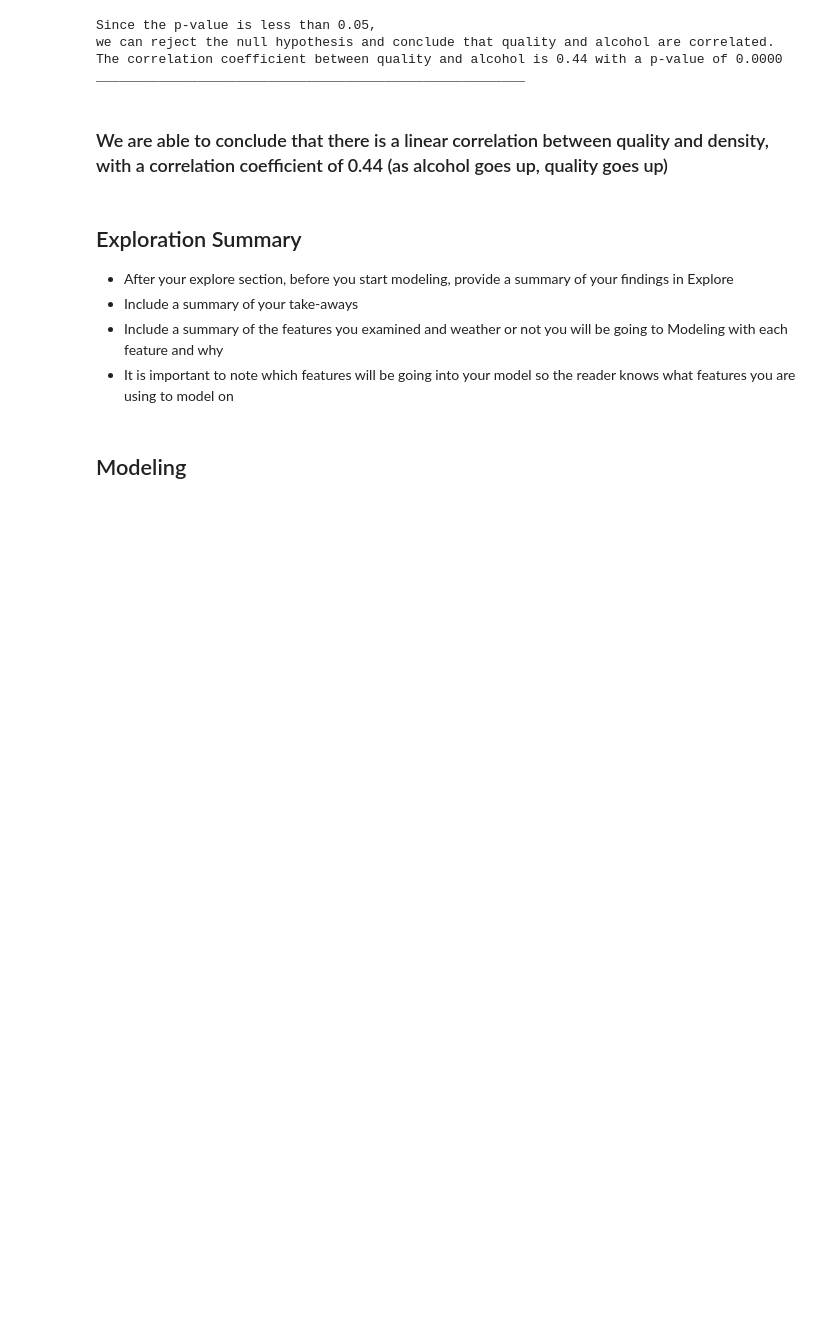
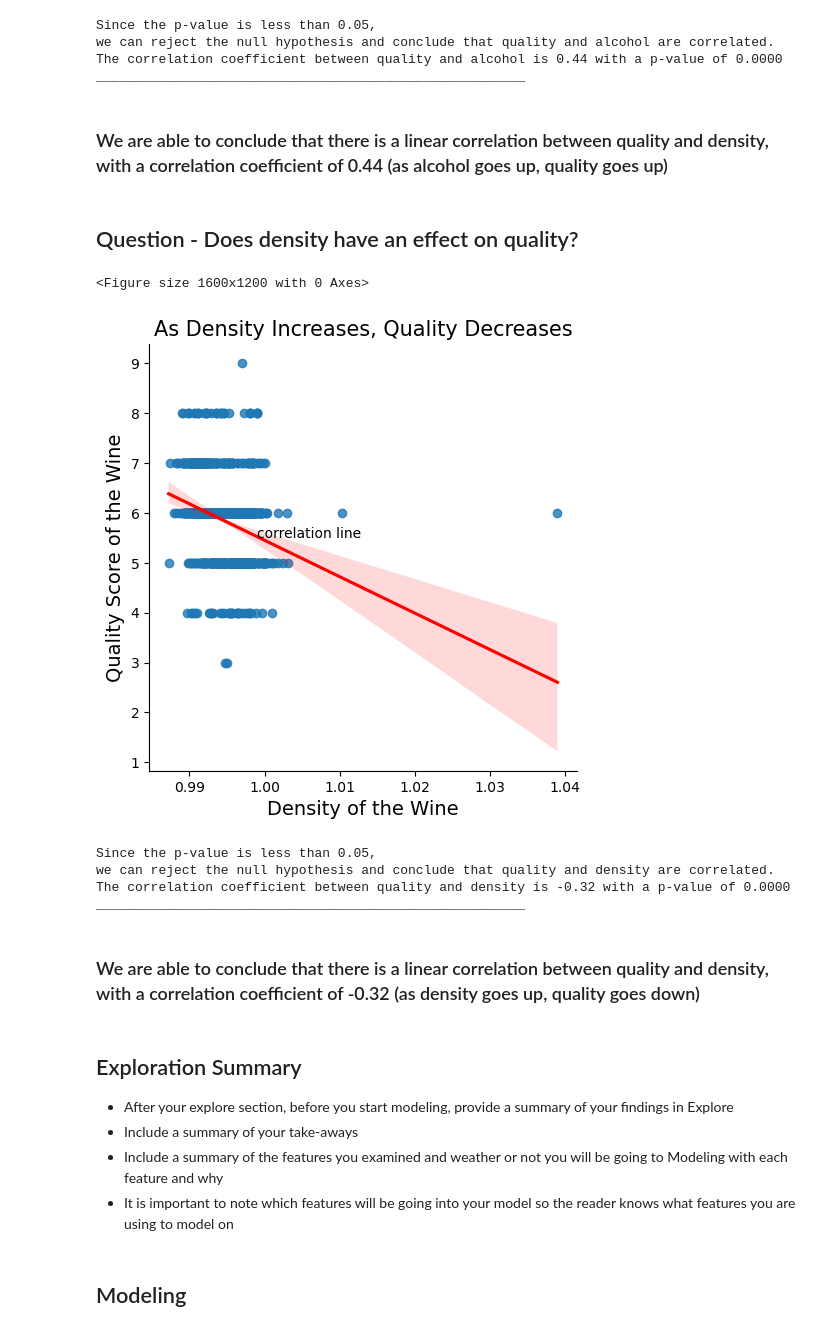
Before and after one commit to Wine-qualitity/wine-qualitiy-model, a Jupyter notebook: final_report.ipynb, the cells around one changed output. Drawn from its saved outputs; the diff is of its cells as text; code cells hidden in the pictures; blank space fills up the shorter version.

```diff
--- a/final_report.ipynb
+++ b/final_report.ipynb
@@ -104,6 +107,22 @@ The correlation coefficient between quality and alcohol is 0.44 with a p-value o
 _______________________________________________________
 # %% [markdown]
 ### We are able to conclude that there is a linear correlation between quality and density, with a correlation coefficient of 0.44 (as alcohol goes up, quality goes up)
+# %% [markdown]
+## Question - Does density have an effect on quality?
+# %%
+e.get_plot_density_by_quantity(train)
+# %% [output]
+<Figure size 1600x1200 with 0 Axes>
+[figure, added]
+# %%
+e.check_hypothesis(train, 'quality', 'density', test=stats.spearmanr)
+# %% [output]
+Since the p-value is less than 0.05,
+we can reject the null hypothesis and conclude that quality and density are correlated.
+The correlation coefficient between quality and density is -0.32 with a p-value of 0.0000
+_______________________________________________________
+# %% [markdown]
+### We are able to conclude that there is a linear correlation between quality and density, with a correlation coefficient of -0.32 (as density goes up, quality goes down)
 # %% [markdown]
 ## Exploration Summary
 * After your explore section, before you start modeling, provide a summary of your findings in Explore
```
Also changed, not shown: parts of 8 cells of this notebook, 1 other file.
